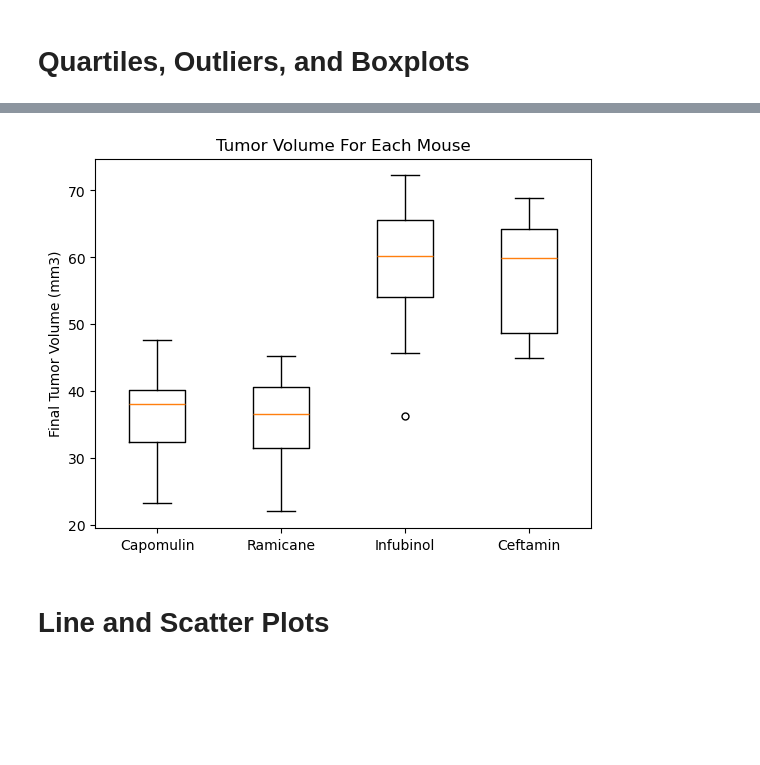
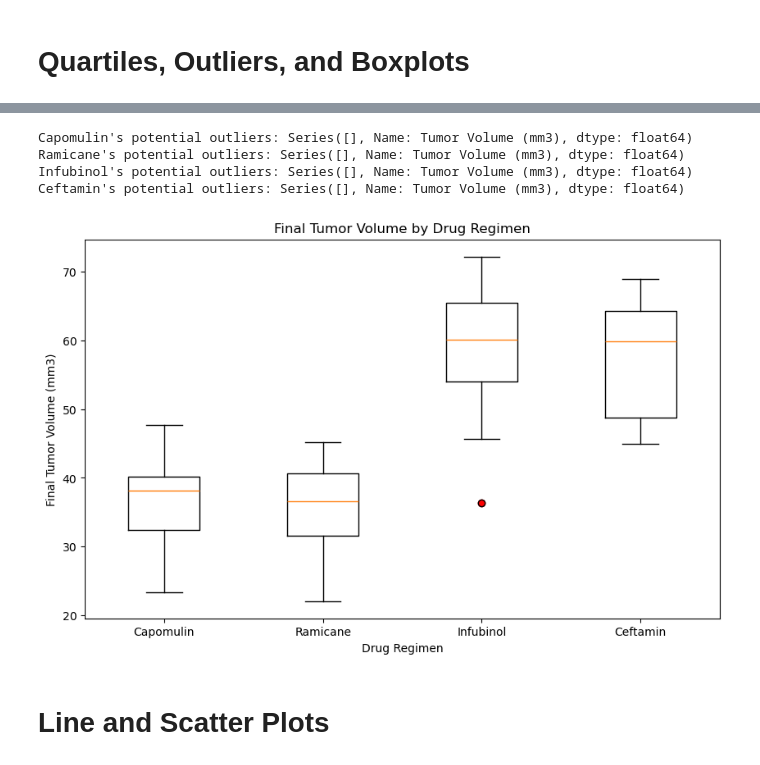
Before and after one commit to samrawitb/matplotlib-challenge, a Jupyter notebook: Pymaceuticals/pymaceuticals.ipynb, the cells around one changed output, grey strips where cells are left out. Cells and saved outputs as stored; diff of their text form; code cells hidden in the pictures; blank space fills up the shorter version.

```diff
--- a/Pymaceuticals/pymaceuticals.ipynb
+++ b/Pymaceuticals/pymaceuticals.ipynb
@@ -225,15 +194,57 @@ Ceftamin's potential outliers:Series([], Name: Tumor Volume (mm3), dtype: float6
-# %%
-# Generate a box plot that shows the distrubution of the tumor volume for each treatment group.
-
-fig1, ax1 = plt.subplots()
-ax1.set_title('Tumor Volume For Each Mouse')
-ax1.set_ylabel("Final Tumor Volume (mm3)")
-flierprops = dict(marker="o", color="red", markersize=5)
-ax1.boxplot([capomulin, ramicane, infubinol ,ceftamin],labels=['Capomulin','Ramicane','Infubinol','Ceftamin'],flierprops=flierprops)
-
-plt.show()
-# %% [output]
-[figure, removed]
+# %%
+# Get the last (Greatest) timepoint for each mouse and merge
+mouse_timepoint = df_cleaned.groupby("Mouse ID")["Timepoint"].max().reset_index()
+merged_df = mouse_timepoint.merge(df_cleaned, on=["Mouse ID", "Timepoint"], how="left")
+
+# creating a list
+treatments = ["Capomulin", "Ramicane", "Infubinol", "Ceftamin"]
+tumor_volumes = {treatment: [] for treatment in treatments}
+
+# for Loop
+for treatment in treatments:
+    treatment_data = merged_df[merged_df["Drug Regimen"] == treatment]
+    tumor_volumes[treatment] = treatment_data["Tumor Volume (mm3)"].tolist()
+
+
+# For loop to identify outliers
+outliers = {}
+for treatment, volumes in tumor_volumes.items():
+    quartiles = pd.Series(volumes).quantile([0.25, 0.5, 0.75])
+    lowerq = quartiles[0.25]
+    upperq = quartiles[0.75]
+    iqr = upperq - lowerq
+    lower_bound = lowerq - (1.5 * iqr)
+    upper_bound = upperq + (1.5 * iqr)
+    outliers[treatment] = [v for v in volumes if v < lower_bound or v > upper_bound]
+
+for treatment, outlier_data in outliers.items():
+    print(f"{treatment}'s potential outliers: Series([], Name: Tumor Volume (mm3), dtype: float64)")
+# %% [output]
+Capomulin's potential outliers: Series([], Name: Tumor Volume (mm3), dtype: float64)
+Ramicane's potential outliers: Series([], Name: Tumor Volume (mm3), dtype: float64)
+Infubinol's potential outliers: Series([], Name: Tumor Volume (mm3), dtype: float64)
+Ceftamin's potential outliers: Series([], Name: Tumor Volume (mm3), dtype: float64)
+# %%
+# Generate a box plot that shows the distrubution of the tumor volume for each treatment group.
+plt.figure(figsize=(10, 6))
+boxplot = plt.boxplot(tumor_volumes.values(), labels=treatments, flierprops=dict(markerfacecolor='r', marker='o'))
+
+# Add title and labels
+plt.title('Final Tumor Volume by Drug Regimen')
+plt.ylabel('Final Tumor Volume (mm3)')
+plt.xlabel('Drug Regimen')
+
+
+# Highlight outliers
+for treatment, outlier_data in outliers.items():
+    for outlier in outlier_data:
+        # Find the position of the treatment in the box plot
+        position = treatments.index(treatment) + 1
+        plt.scatter([position] * len(outlier_data), outlier_data, color='red')
+
+plt.show()
+# %% [output]
+[figure, added]
 # %% [markdown]
 # Line and Scatter Plots
 # %%
```
Also changed, not shown: parts of 7 cells of this notebook.
